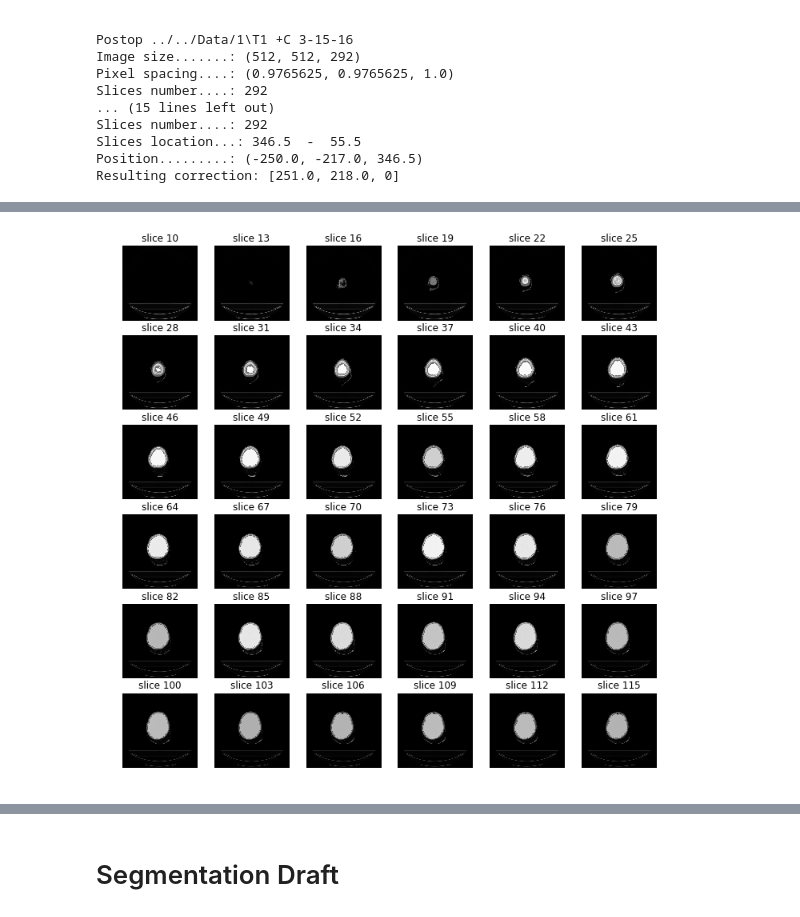
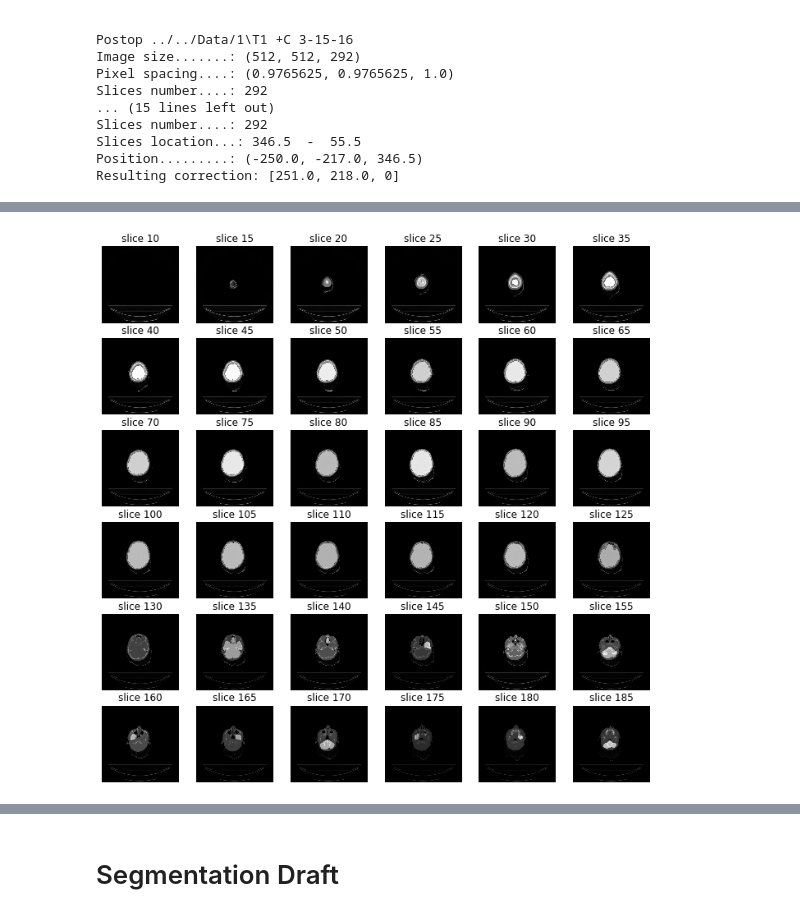
Before and after one commit to CarolineMagg/KidsBrainProject, a Jupyter notebook: data_preprocessing/active_contour_draft.ipynb, the cells around one changed output, grey strips where cells are left out. Drawn from its saved outputs; the diff is of its cells as text; code cells hidden in the pictures.

```diff
--- a/data_preprocessing/active_contour_draft.ipynb
+++ b/data_preprocessing/active_contour_draft.ipynb
@@ -160,5 +146,5 @@ data.show_slices2D(data.get_post_images()[1])
 # %%
 # visualize slices of pre op with contours
-data.show_slices2D_contour('Brain')
+data.show_slices2D_contour('Brain', show_every=5)
 # %% [output]
-[figure, old version]
+[figure, new version]
```
Also changed, not shown: parts of 34 cells of this notebook.
